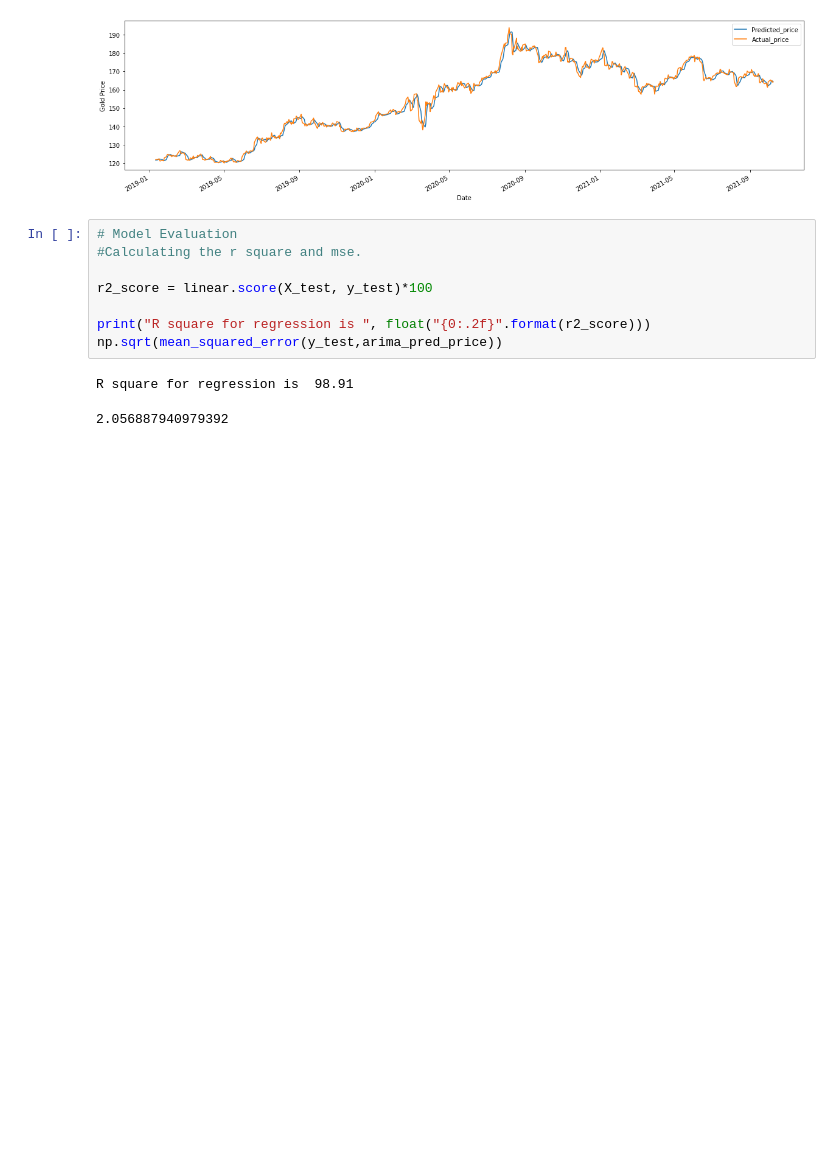
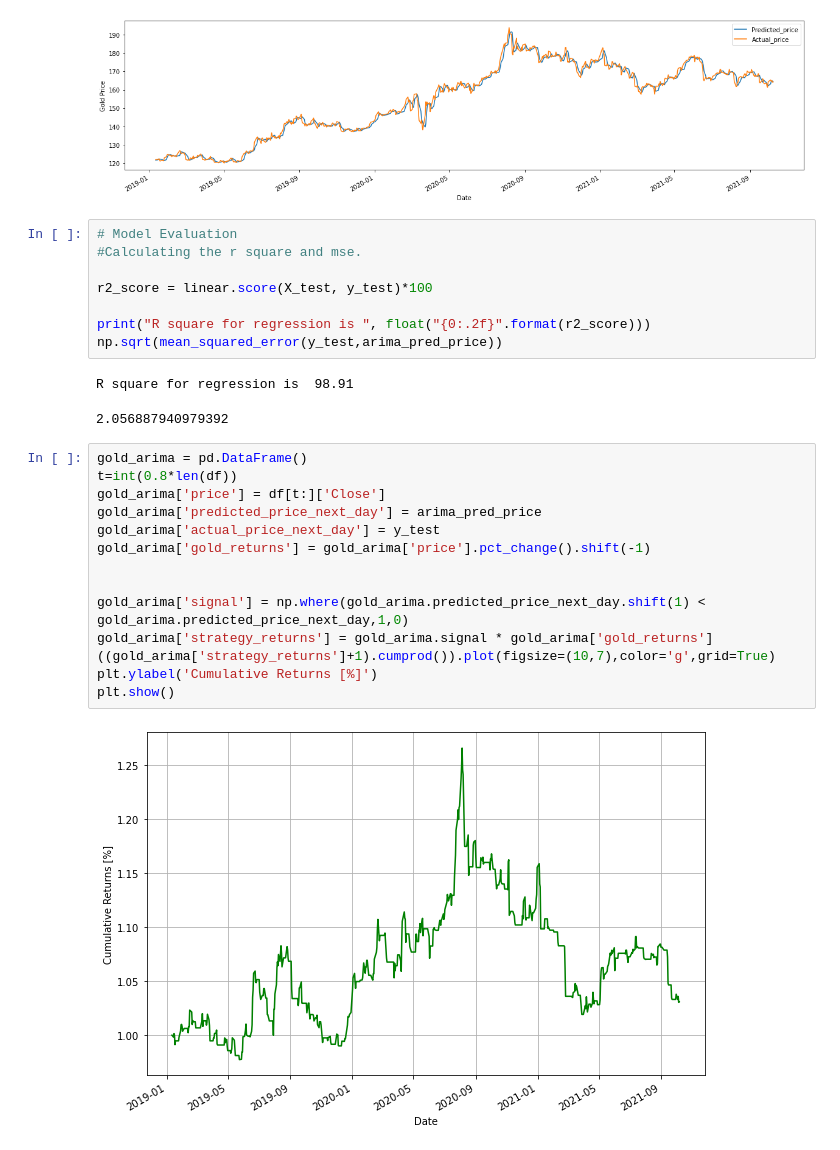
Before and after one commit to lukadlm97/stock-market-analyse, a Jupyter notebook: Gold price prediction.ipynb, the cells around one changed output. Saved outputs shown, nothing was run; the diff lists cells and outputs as text; blank space fills up the shorter version.

```diff
--- a/Gold price prediction.ipynb
+++ b/Gold price prediction.ipynb
@@ -260,3 +260,19 @@ np.sqrt(mean_squared_error(y_test,arima_pred_price))
 # %% [output]
 R square for regression is  98.91
 2.056887940979392
+# %%
+gold_arima = pd.DataFrame()
+t=int(0.8*len(df))
+gold_arima['price'] = df[t:]['Close']
+gold_arima['predicted_price_next_day'] = arima_pred_price
+gold_arima['actual_price_next_day'] = y_test
+gold_arima['gold_returns'] = gold_arima['price'].pct_change().shift(-1)
+
+
+gold_arima['signal'] = np.where(gold_arima.predicted_price_next_day.shift(1) < gold_arima.predicted_price_next_day,1,0)
+gold_arima['strategy_returns'] = gold_arima.signal * gold_arima['gold_returns']
+((gold_arima['strategy_returns']+1).cumprod()).plot(figsize=(10,7),color='g',grid=True)
+plt.ylabel('Cumulative Returns [%]')
+plt.show()
+# %% [output]
+[figure, added]
```
Also changed, not shown: parts of 2 cells of this notebook, 3 other files.
